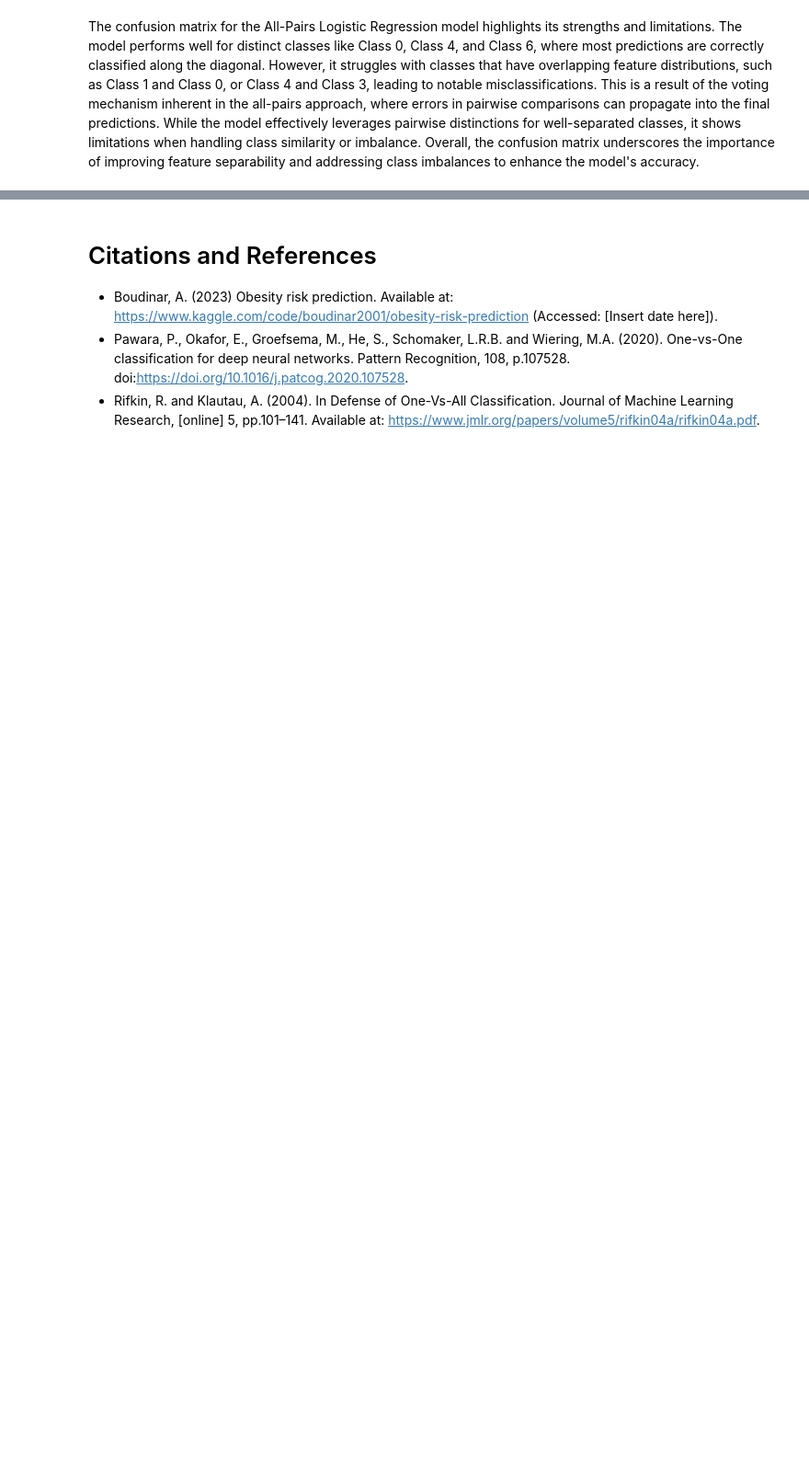
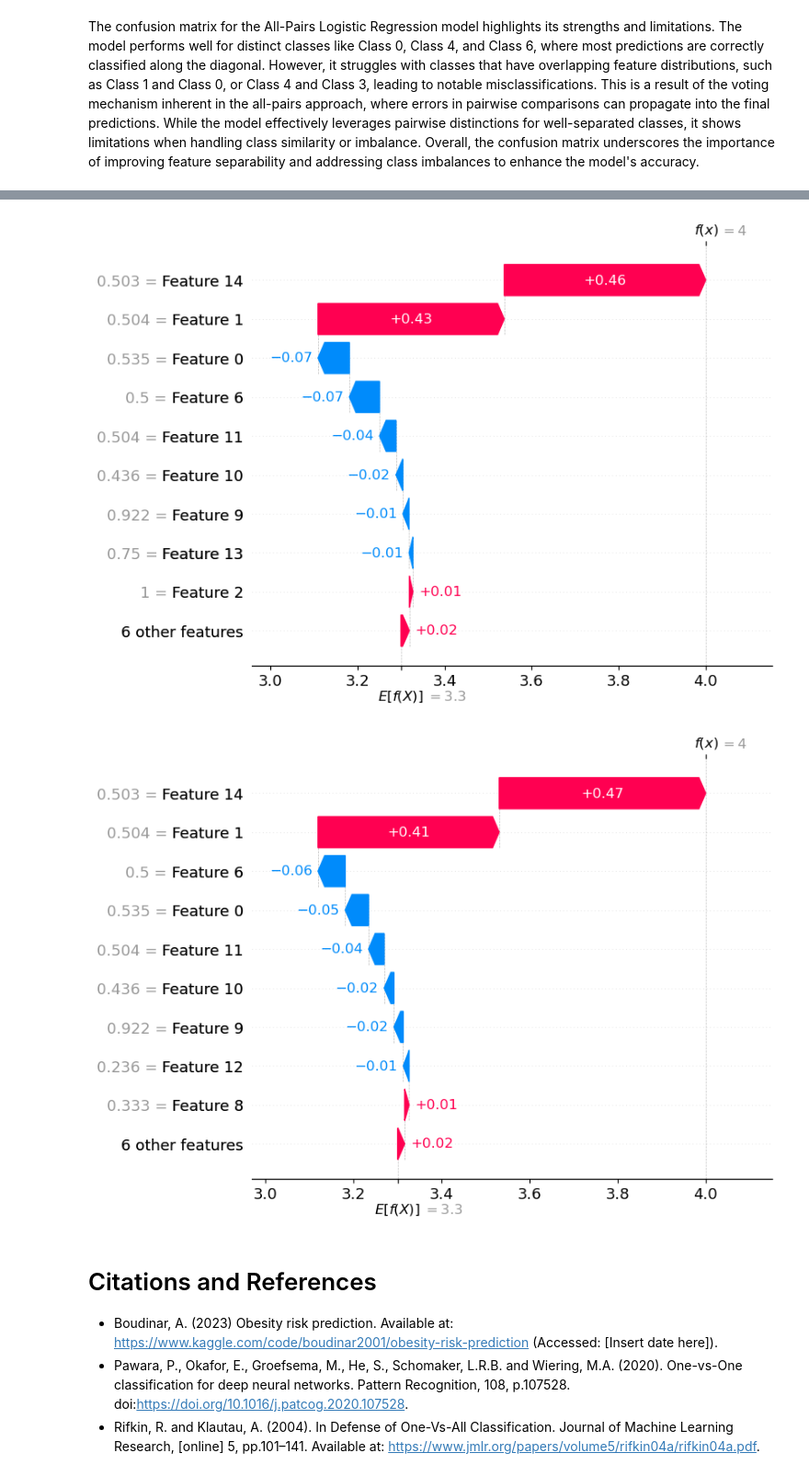
Before and after one commit to ericab322/Multiclass-Classifcation-Algorithm, a Jupyter notebook: src/report.ipynb, the cells around one changed output, grey strips where cells are left out. Shown at 92% size. Drawn from its saved outputs; the diff is of its cells as text; code cells hidden in the pictures; blank space fills up the shorter version.

```diff
--- a/src/report.ipynb
+++ b/src/report.ipynb
@@ -1793,0 +1659,44 @@ The confusion matrix for the All-Pairs Logistic Regression model highlights its
+# %%
+from sklearn.metrics import f1_score, make_scorer
+!pip install shap
+import shap
+
+X = df.drop(columns="NObeyesdad").values
+y = df.NObeyesdad.values
+
+X_train, X_test, y_train, y_test = train_test_split(X, y, test_size=0.25, stratify=y, random_state=42)
+
+
+# Initialize the scaler
+scaler = MinMaxScaler()
+
+# Scale the training and test data
+X_train_scaled = scaler.fit_transform(X_train)
+X_test_scaled = scaler.transform(X_test)
+
+
+scikit_all_pairs = OneVsOneClassifier(LogisticRegression(solver = 'saga', penalty=None))
+scikit_all_pairs.fit(X_train_scaled, y_train)
+explainer1 = shap.Explainer(scikit_all_pairs.predict, X_test_scaled)
+shap_values1 = explainer1(X_test_scaled)
+shap.plots.waterfall(shap_values1[0])
+
+
+n_classes = len(np.unique(y))
+n_features = X_train_scaled.shape[1]
+batch_size = 1
+
+# Custom All-Pairs
+custom_all_pairs = AllPairsLogisticRegression(
+        n_classes=n_classes,
+        binary_classifier_class=BinaryLogisticRegression,
+        n_features=n_features,
+        batch_size=batch_size,
+        random_state=42,
+        max_epochs=2000,
+    )
+custom_all_pairs.train(X_train_scaled, y_train)
+explainer2 = shap.Explainer(custom_all_pairs.predict, X_test_scaled)
+shap_values2 = explainer2(X_test_scaled)
+shap.plots.waterfall(shap_values2[0])
+# %% [output]
@@ -1794,3 +1720,5 @@ The confusion matrix for the All-Pairs Logistic Regression model highlights its
+[figure, added]
+[figure, added]
 # %% [markdown]
 # Citations and References
 - Boudinar, A. (2023) Obesity risk prediction. Available at: https://www.kaggle.com/code/boudinar2001/obesity-risk-prediction (Accessed: [Insert date here]).
```
Also changed, not shown: parts of 15 cells of this notebook, 1 other file.
